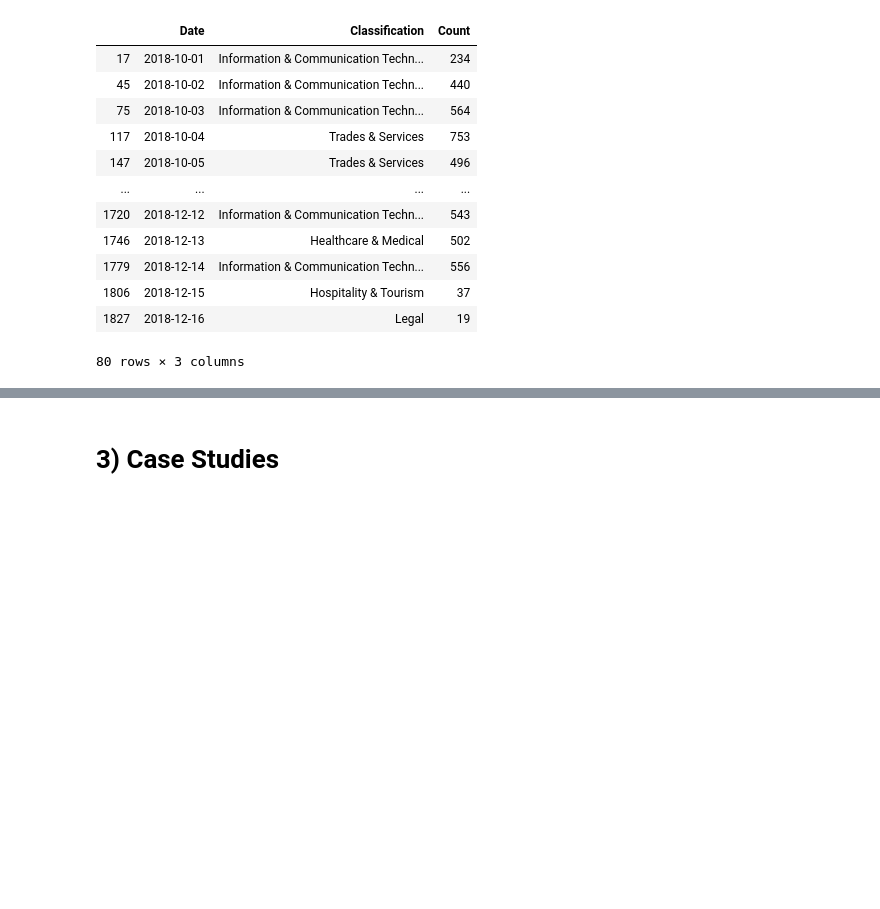
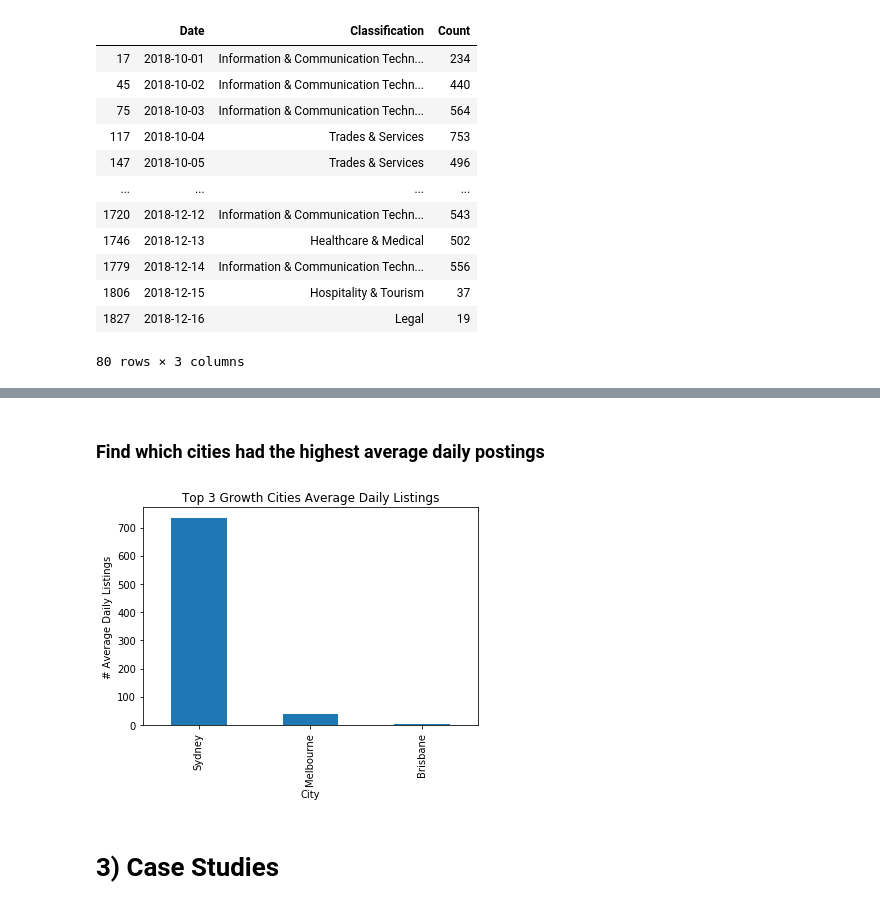
Before and after one commit to RyanWillie/Big-Data-Assignment, a Jupyter notebook: Notebook.ipynb, the cells around one changed output, grey strips where cells are left out. Saved outputs shown, nothing was run; the diff lists cells and outputs as text; code cells hidden in the pictures; blank space fills up the shorter version.

```diff
--- a/Notebook.ipynb
+++ b/Notebook.ipynb
@@ -426,3 +433,12 @@ Text(0, 0.5, '# days sector had the most new listings')
+# %% [markdown]
+### Find which cities had the highest average daily postings
+# %%
+location_trend.groupby("Location")["Count"].mean().nlargest(3).plot(kind='bar', title="Top 3 Growth Cities Average Daily Listings")
+plt.xlabel("City")
+plt.ylabel("# Average Daily Listings")
+plt.show()
+# %% [output]
+[figure, added]
 # %% [markdown]
 # 3) Case Studies
 # %% [markdown]
```
Also changed, not shown: parts of 16 cells of this notebook.
